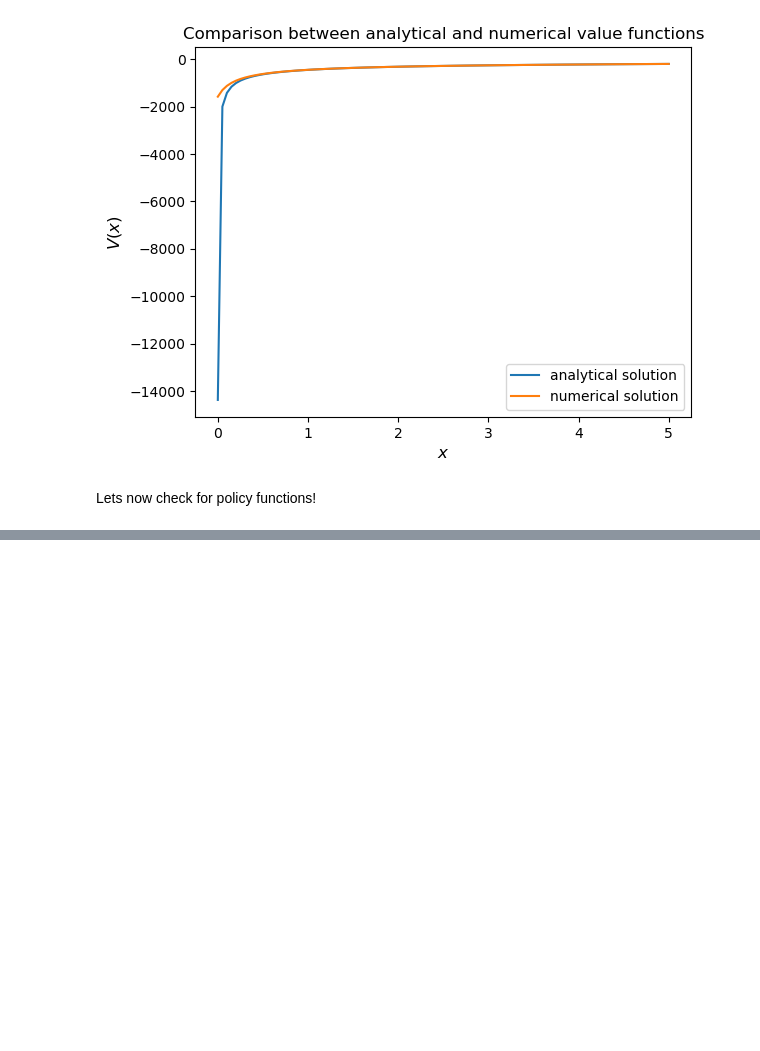
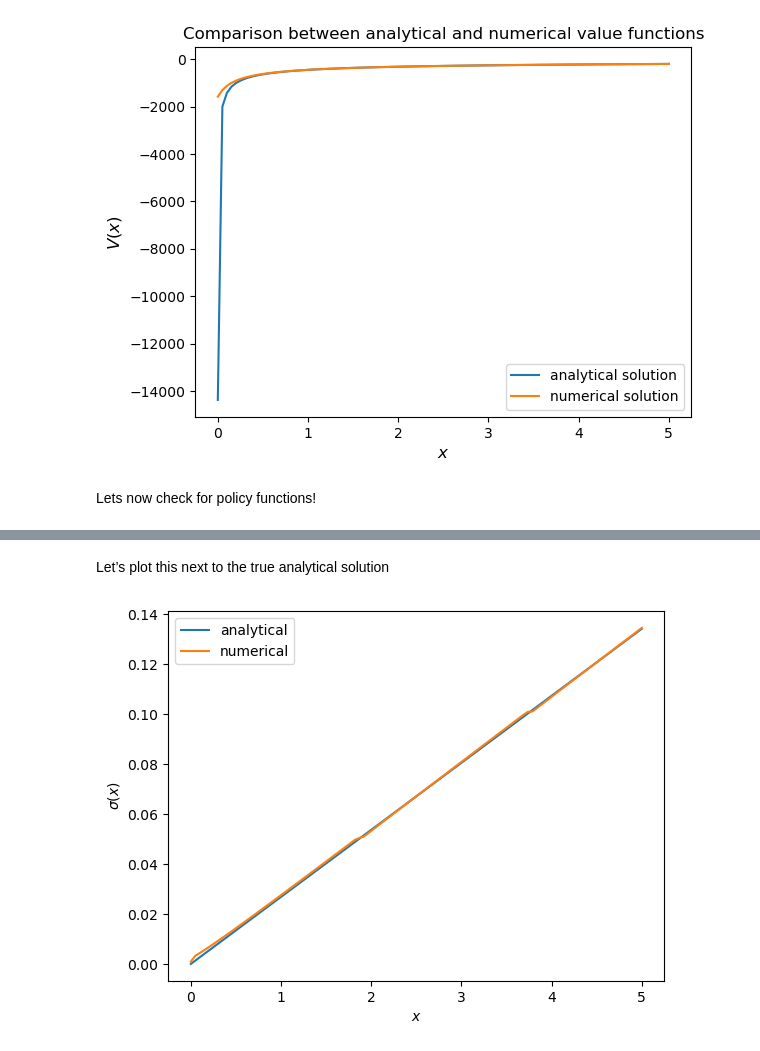
Before and after one commit to goldvinda/QE44-OptimalSavings2, a Jupyter notebook: QE44.ipynb, the cells around one changed output, grey strips where cells are left out. Cells and saved outputs as stored; diff of their text form; code cells hidden in the pictures; blank space fills up the shorter version.

```diff
--- a/QE44.ipynb
+++ b/QE44.ipynb
@@ -298,0 +325,37 @@ Lets now check for policy functions!
+# %%
+def sigma(ce, v):
+    """
+    The optimal policy function. Given the value function,
+    it finds optimal consumption in each state.
+
+    * ce is an instance of CakeEating
+    * v is a value function array
+
+    """
+    c = np.empty_like(v)
+
+    for i in range(len(ce.x_grid)):
+        x = ce.x_grid[i]
+        # Maximize RHS of Bellman equation at state x
+        c[i] = maximize(ce.state_action_value, 1e-10, x, (x, v))[0]
+
+    return c
+# %%
+c = sigma(ce, v)
+# %% [markdown]
+<a id='pol-an'></a>
+Let’s plot this next to the true analytical solution
+# %%
+c_analytical = c_star(ce.x_grid, ce.beta, ce.gamma)
+
+fig, ax = plt.subplots()
+
+ax.plot(ce.x_grid, c_analytical, label='analytical')
+ax.plot(ce.x_grid, c, label='numerical')
+ax.set_ylabel(r'$\sigma(x)$')
+ax.set_xlabel('$x$')
+ax.legend()
+
+plt.show()
+# %% [output]
+[figure, added]
```
Also changed, not shown: parts of 1 cell of this notebook.
